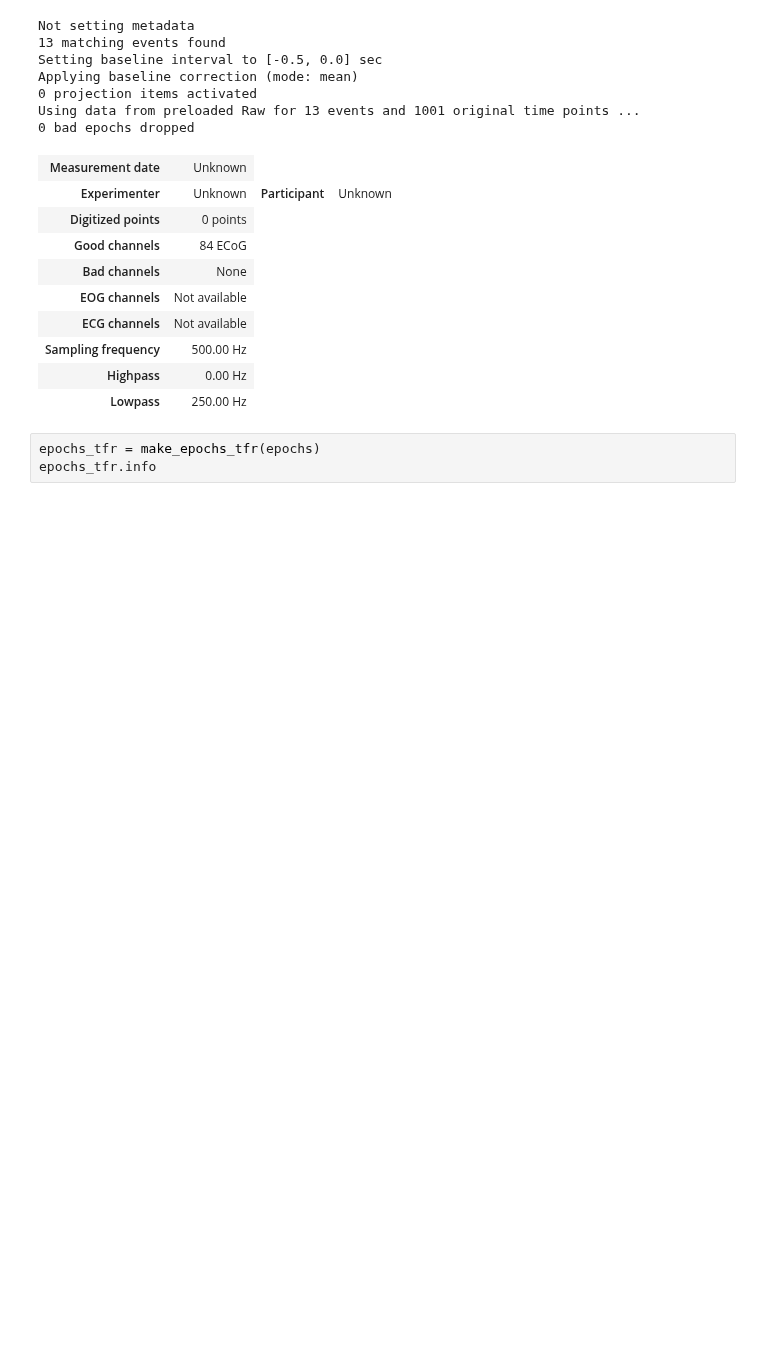
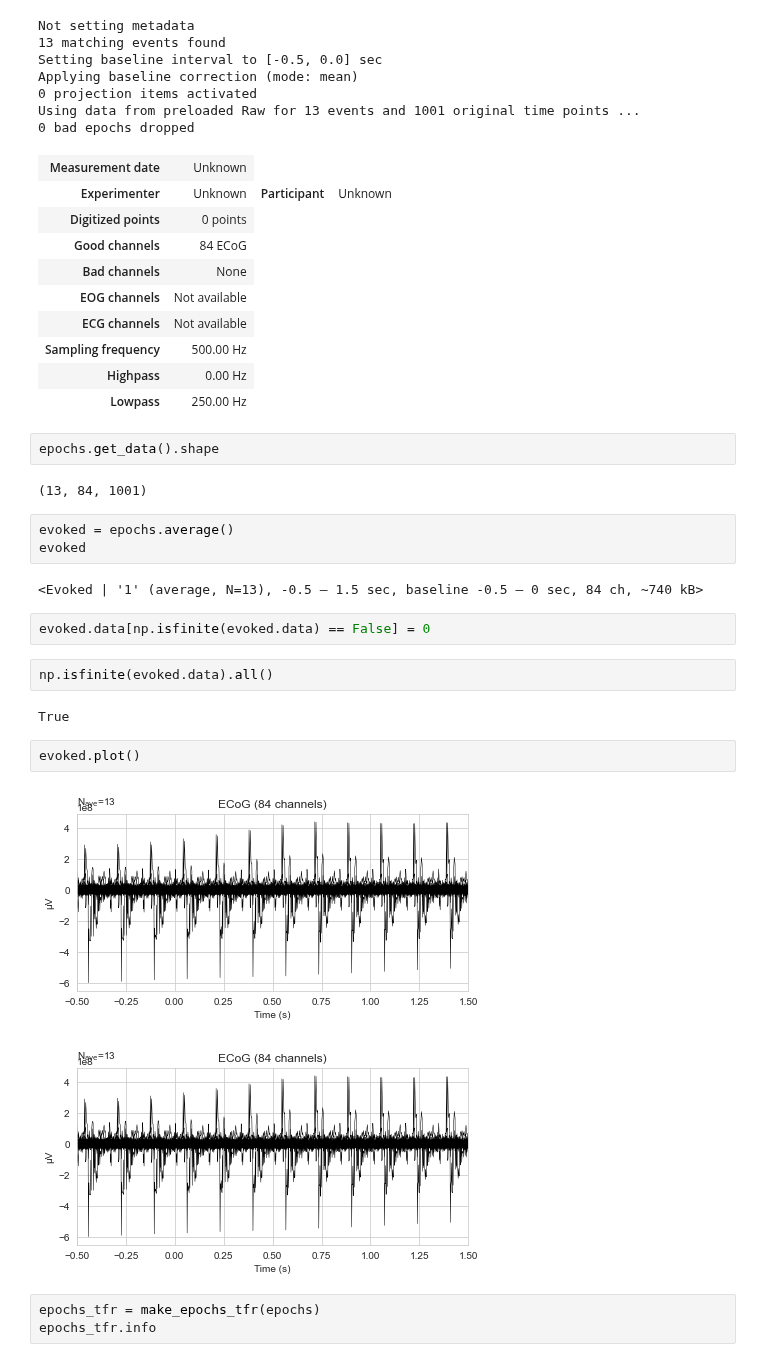
Before and after one commit to NevVerVer/Neuromatch_2022_EcoG_movements, a Jupyter notebook: pipeline/1_ecog_tfr_plots.ipynb, the cells around one changed output. Saved outputs shown, nothing was run; the diff lists cells and outputs as text; blank space fills up the shorter version.

```diff
--- a/pipeline/1_ecog_tfr_plots.ipynb
+++ b/pipeline/1_ecog_tfr_plots.ipynb
@@ -57,6 +58,26 @@ Using data from preloaded Raw for 13 events and 1001 original time points ...
 | Sampling frequency | 500.00 Hz |
 | Highpass | 0.00 Hz |
 | Lowpass | 250.00 Hz |
+# %%
+epochs.get_data().shape
+# %% [output]
+(13, 84, 1001)
+# %%
+evoked = epochs.average()
+evoked
+# %% [output]
+<Evoked | '1' (average, N=13), -0.5 – 1.5 sec, baseline -0.5 – 0 sec, 84 ch, ~740 kB>
+# %%
+evoked.data[np.isfinite(evoked.data) == False] = 0
+# %%
+np.isfinite(evoked.data).all()
+# %% [output]
+True
+# %%
+evoked.plot()
+# %% [output]
+[figure, added]
+[figure, added]
 # %%
 epochs_tfr = make_epochs_tfr(epochs)
 epochs_tfr.info
```
Also changed, not shown: parts of 12 cells of this notebook.
